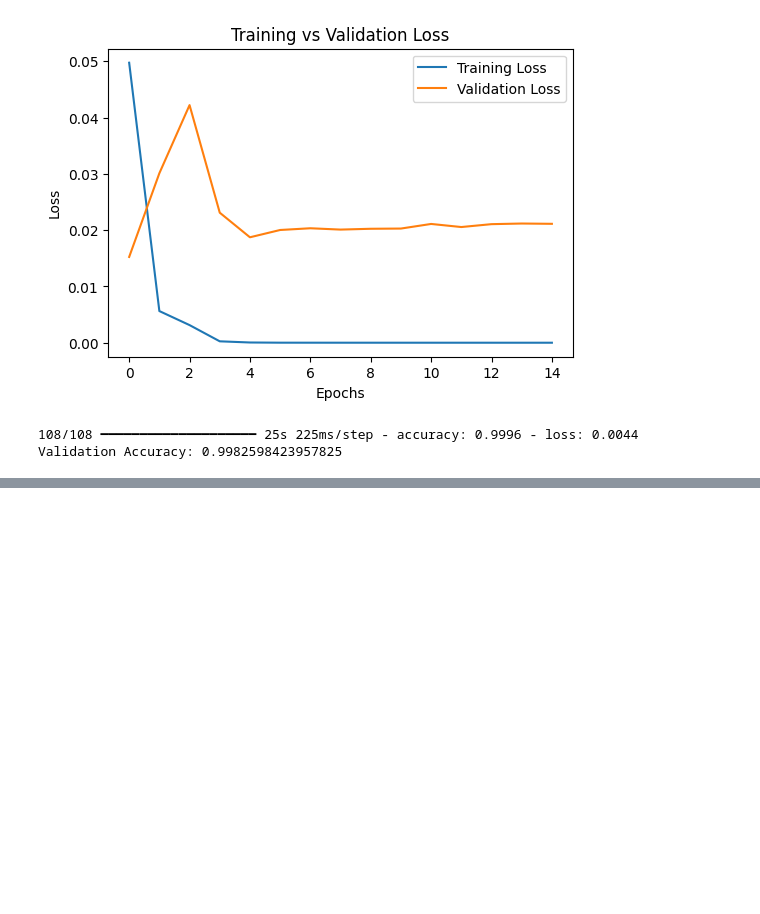
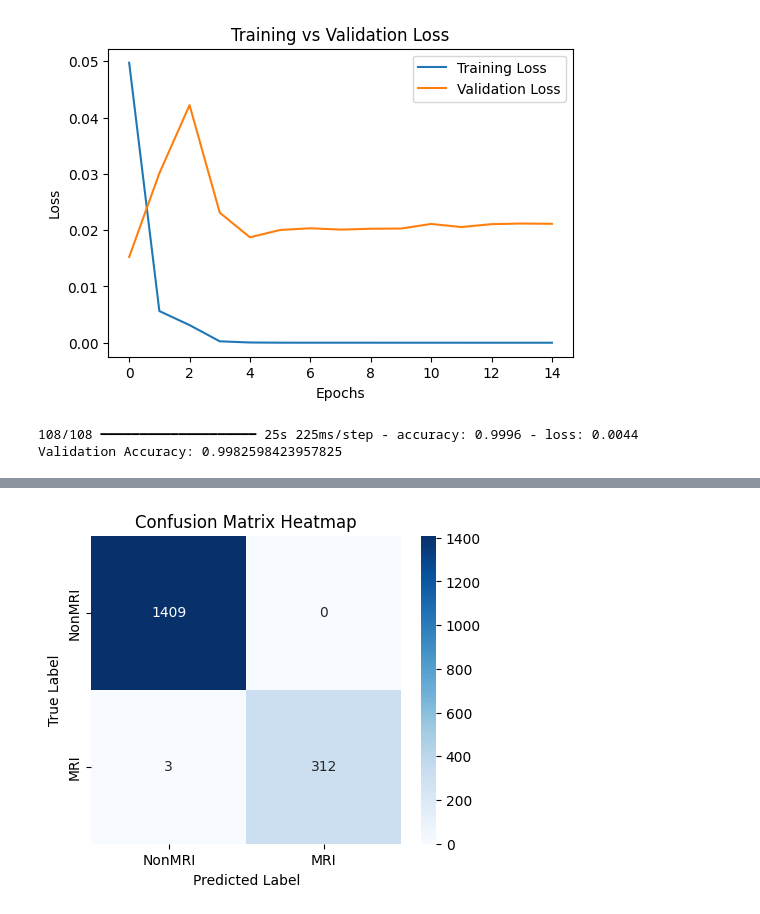
Before and after one commit to specM7/DSGP_Group_33_Brain_Tumor_Predictor, a Jupyter notebook: MRI_Validation.ipynb, the cells around one changed output, grey strips where cells are left out. Saved outputs shown, nothing was run; the diff lists cells and outputs as text; code cells hidden in the pictures; blank space fills up the shorter version.

Commit message:
Add confusion matrix and heatmap for model evaluation

```diff
--- a/MRI_Validation.ipynb
+++ b/MRI_Validation.ipynb
@@ -163,3 +163,29 @@ print("Validation Accuracy:", val_accuracy)
 # %% [output]
 108/108 ━━━━━━━━━━━━━━━━━━━━ 25s 225ms/step - accuracy: 0.9996 - loss: 0.0044
 Validation Accuracy: 0.9982598423957825
+# %%
+# Generate predictions
+pred_probs = model.predict(val_generator)
+pred_labels = (pred_probs > 0.5).astype(int).ravel()
+
+# True labels
+true_labels = val_generator.classes
+
+# Confusion matrix
+cm = confusion_matrix(true_labels, pred_labels)
+
+# Plot heatmap
+plt.figure(figsize=(5, 4))
+sns.heatmap(
+    cm,
+    annot=True,
+    fmt='d',
+    cmap='Blues',
+    xticklabels=['NonMRI', 'MRI'],
+    yticklabels=['NonMRI', 'MRI']
+)
+plt.xlabel('Predicted Label')
+plt.ylabel('True Label')
+plt.title('Confusion Matrix Heatmap')
+plt.show()
+# %% [output]
@@ -165,0 +193 @@ Validation Accuracy: 0.9982598423957825
+[figure, added]
```
Also changed, not shown: parts of 1 cell of this notebook.
